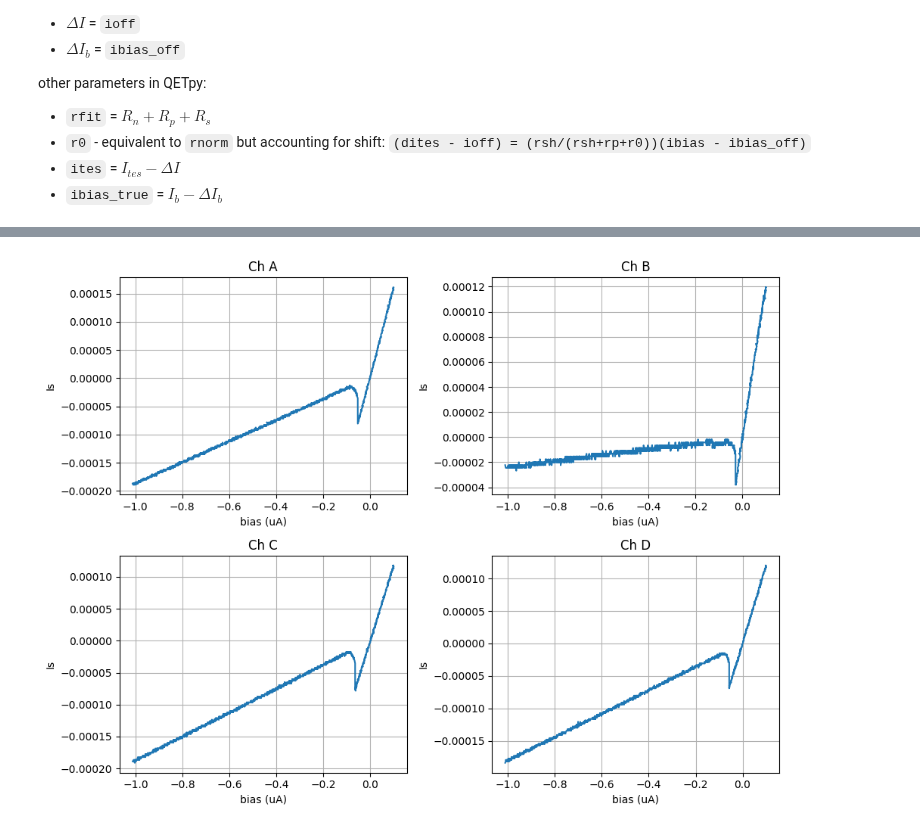
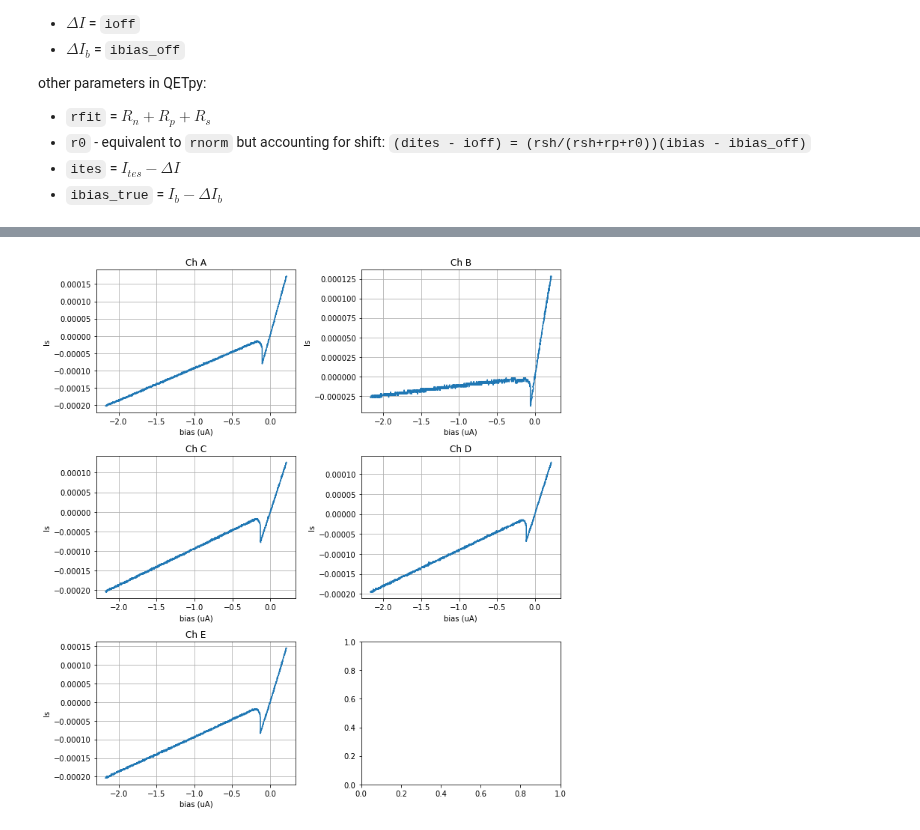
Before and after one commit to tamu-edu/tes_noise, a Jupyter notebook: IbIs.ipynb, the cells around one changed output, grey strips where cells are left out. Drawn from its saved outputs; the diff is of its cells as text; code cells hidden in the pictures.

```diff
--- a/IbIs.ipynb
+++ b/IbIs.ipynb
@@ -58,11 +69,13 @@ Channels: ['', 'A', 'B', 'C', 'D', 'E', 'H']
 # %%
 ibis.resize(0, 7_000_000, 1_000)
 # %%
+numrows = 1+len(channels)//2
 
 def plot_withlims(n1, n2, sc1, sc2):
     # plot IbIs data
     plt.clf()
-    fig, axs = plt.subplots(nrows = 3, ncols = 2, figsize = (12,7.5))
+
+    fig, axs = plt.subplots(nrows = numrows, ncols = 2, figsize = (10,4*numrows))
 
     fig.suptitle('IbIs data')
 
@@ -71,7 +84,7 @@ def plot_withlims(n1, n2, sc1, sc2):
     for ax in axs[:,0]:
         ax.set_ylabel('AU')
 
-    for i, c, ax in zip(range(5), channels, axs.flatten()):
+    for i, (c, ax) in enumerate(zip(channels, axs.flatten())):
 
         ax.grid()
 
@@ -175,7 +188,7 @@ other parameters in QETpy:
 # %%
 # normal/SC limits on IBIS data (current vs current)
 
-fig, axs = plt.subplots(nrows = 2, ncols = 2, figsize = (10,7.5))
+fig, axs = plt.subplots(nrows = numrows, ncols = 2, figsize = (10,3.5*numrows))
 
 fig.suptitle('Ib vs Is')
 
@@ -184,7 +197,7 @@ for ax in axs[1]:
 for ax in axs[:,0]:
     ax.set_ylabel('ites (mA)')
 
-for i, c, ax in zip(range(4), channels, axs.flatten()):
+for i, (c, ax) in enumerate(zip(channels, axs.flatten())):
 
     ax.grid()
     ax.set_title(f'Ch {c}')
@@ -246,11 +254,11 @@ array([[-0.00744272, -0.00351757, -0.00312406, -0.00335855, -0.00510687]])
 # %%
-fig, axs = plt.subplots(nrows = 2, ncols = 2, figsize = (10,7.5))
+fig, axs = plt.subplots(nrows = numrows, ncols = 2, figsize = (10,3.5*numrows))
 
 for i, (c,ax) in enumerate(zip(channels, axs.flatten())):
     ax.grid()
     ax.set_title(f'Ch {c}')
     ax.plot(ibis('H')[full_sweep]*1e3, ivfits.r0[0,i][full_sweep], label = c, color = f'C{i}')
-    ax.set_ylim(-0.08, 0.7 if c == 'C' else 0.5)
+    ax.set_ylim(-0.08, 0.7 if c == 'C' else 1.8)
     ax.set_xlim(-300, 100)
     ax.set_xlabel('bias (uA)')
     ax.set_ylabel('resistance (Ohm)')
@@ -325,8 +333,8 @@ for i, (c,ax) in enumerate(zip(channels, axs.flatten())):
     ax.plot(x, y, label = c, color = f'C{i}')
     #ax.plot(xfit, yfit, color = 'grey')
     ax.plot(sorted(x), y_opt, color = 'k')
-    ax.set_ylim(-0.08, 0.7 if c == 'C' else 0.5)
-    ax.set_xlim(-300, 100)
+    ax.set_ylim(-0.08, 0.7 if c == 'C' else (2.5 if c == 'B' else 0.5))
+    ax.set_xlim(-700, 100)
     ax.set_xlabel('bias (uA)')
     ax.set_ylabel('resistance (Ohm)')
 
@@ -422,9 +430,9 @@ fig.tight_layout()
 # %%
 
-fig, axs = plt.subplots(nrows = 2, ncols = 2, figsize = (10,7.5))
+fig, axs = plt.subplots(nrows = numrows, ncols = 2, figsize = (10,3.5*numrows))
 
 
-for i, c, ax in zip(range(4), channels, axs.flatten()):
+for i, (c, ax) in enumerate(zip(channels, axs.flatten())):
 
     ax.grid()
     ax.set_title(f'Ch {c}')
@@ -432,34 +440,34 @@ for i, c, ax in zip(range(4), channels, axs.flatten()):
     ax.set_ylabel('Is')
 
 
     #ax.plot(ibis('H')[normalinds], -ibis(c)[normalinds], label = 'normal')
     #ax.plot(ibis('H')[scinds], -ibis(c)[scinds], label = 'SC')
     ax.plot(ivfits.ibias_true[0,i][full_sweep]*1e3, ivfits.ites[0,i][full_sweep])
 
     wind = ax.axis()
 
     #ax.legend()
 
     #ax.plot(ibis('H')[full_sweep], ivfits.int_n[0,i,0] + ivfits.slope_n[0,i,0]*ibis('H')[full_sweep], '--')
     #ax.plot(ibis('H')[full_sweep], ivfits.int_sc[0,i,0] + ivfits.slope_sc[0,i,0]*ibis('H')[full_sweep], '--')
 
 
     ax.axis(wind)
 
     #ax.plot(ibis(c)[nslice])
     #ax.plot(ibis(c)[scslice])
 
 
     wind = ax.axis()
 
     #ax.plot(ibis.ts, ibis(c))
 
     ax.axis(wind)
 
 
 fig.tight_layout()
 # %% [output]
-[figure, old version]
+[figure, new version]
 # %%
 # save results
 if 0:
```
Also changed, not shown: parts of 16 cells of this notebook.
